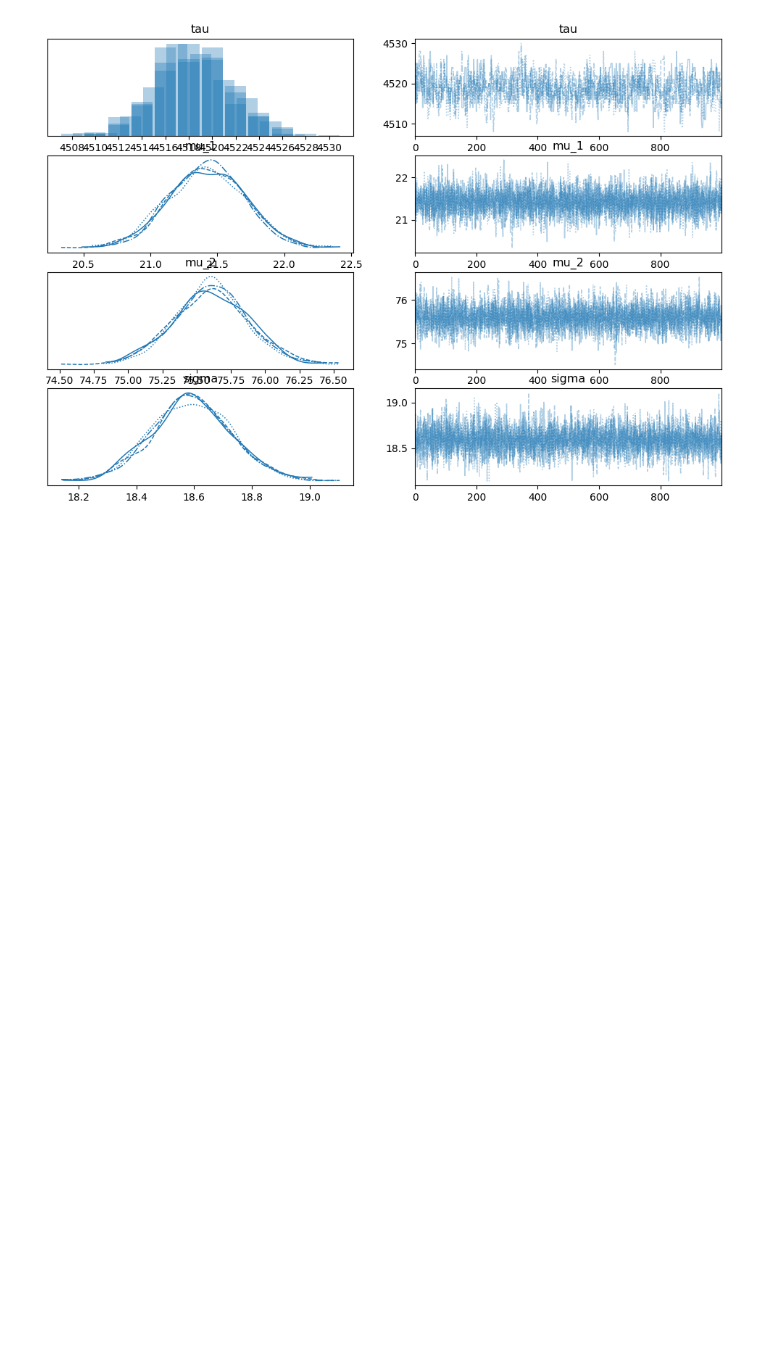
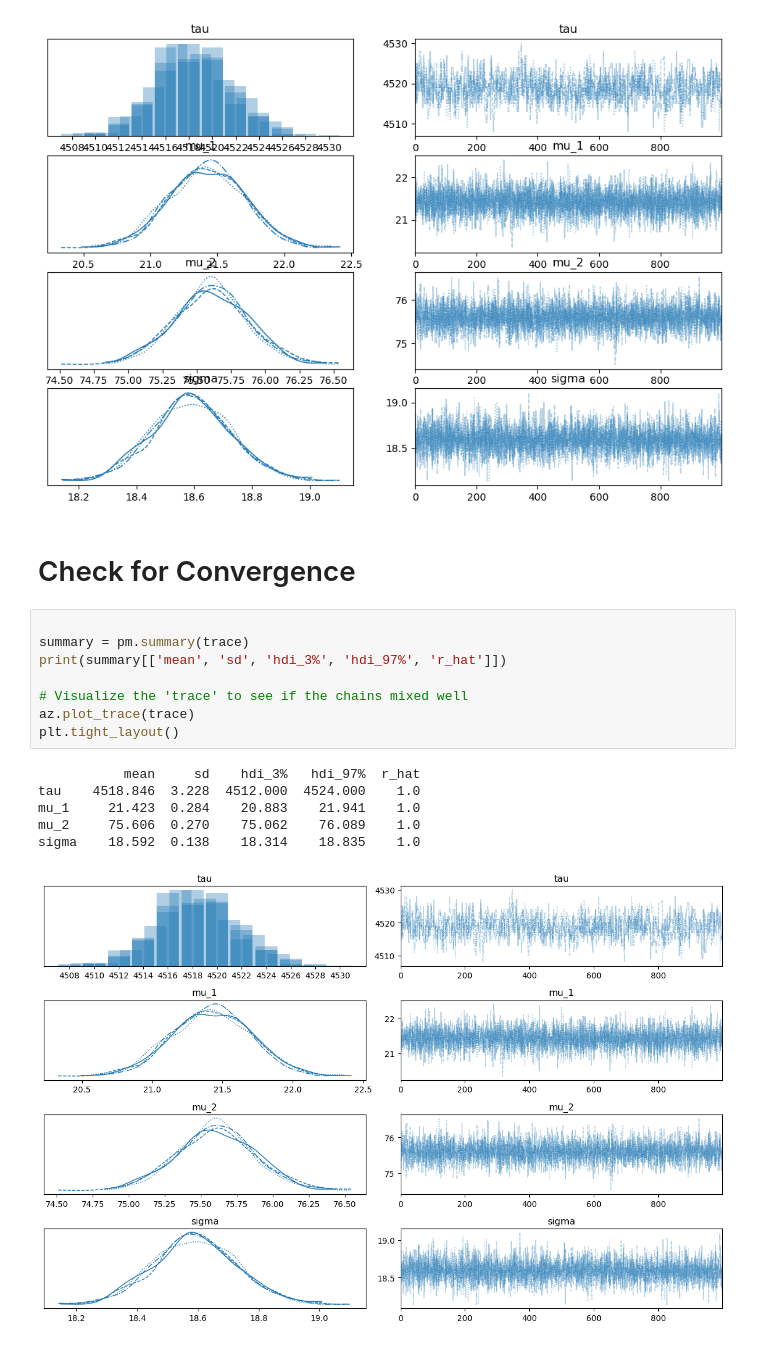
Before and after one commit to rahel-yab/Change-Point-Analysis-and-Statistical-Modeling-of-Time-Series-Data, a Jupyter notebook: notebooks/02_bayesian_modeling.ipynb, the cells around one changed output. Drawn from its saved outputs; the diff is of its cells as text; blank space fills up the shorter version.

Commit message:
checked for convergence of the model

```diff
--- a/notebooks/02_bayesian_modeling.ipynb
+++ b/notebooks/02_bayesian_modeling.ipynb
@@ -70,3 +70,20 @@ array([[<Axes: title={'center': 'tau'}>, <Axes: title={'center': 'tau'}>],
        [<Axes: title={'center': 'sigma'}>,
         <Axes: title={'center': 'sigma'}>]], dtype=object)
 [figure]
+# %% [markdown]
+# Check for Convergence
+# %%
+
+summary = pm.summary(trace)
+print(summary[['mean', 'sd', 'hdi_3%', 'hdi_97%', 'r_hat']])
+
+# Visualize the 'trace' to see if the chains mixed well
+az.plot_trace(trace)
+plt.tight_layout()
+# %% [output]
+           mean     sd    hdi_3%   hdi_97%  r_hat
+tau    4518.846  3.228  4512.000  4524.000    1.0
+mu_1     21.423  0.284    20.883    21.941    1.0
+mu_2     75.606  0.270    75.062    76.089    1.0
+sigma    18.592  0.138    18.314    18.835    1.0
+[figure, added]
```
